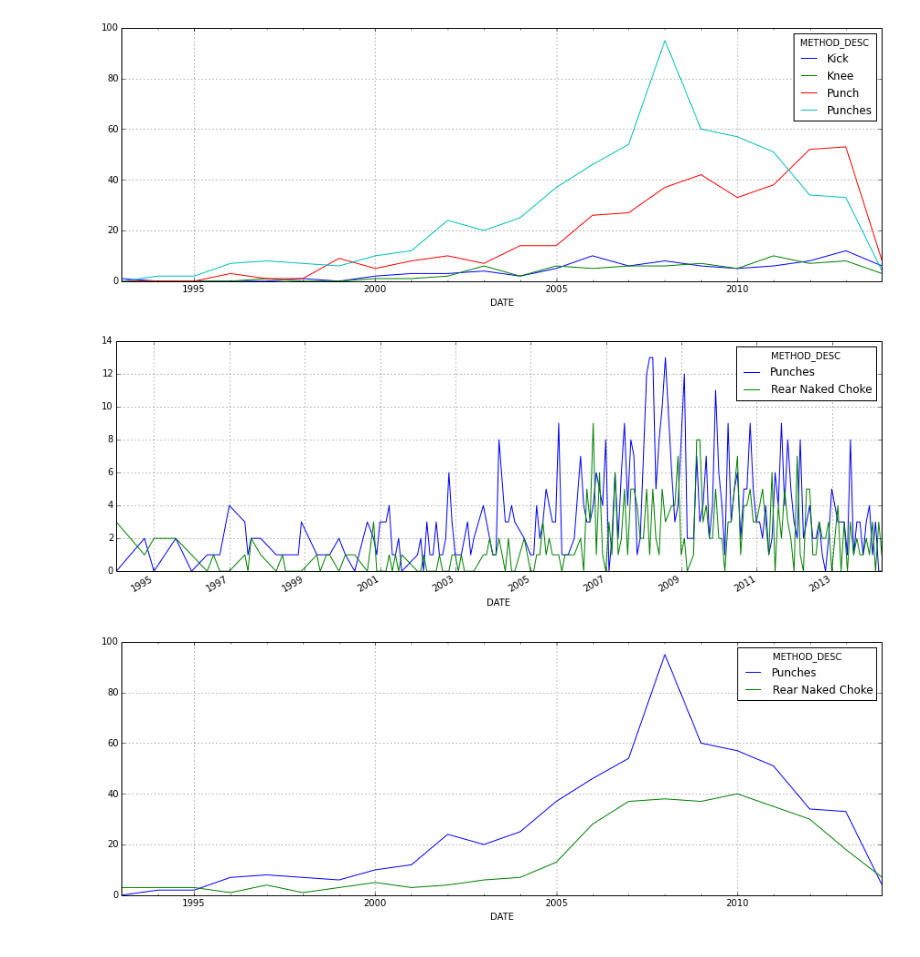
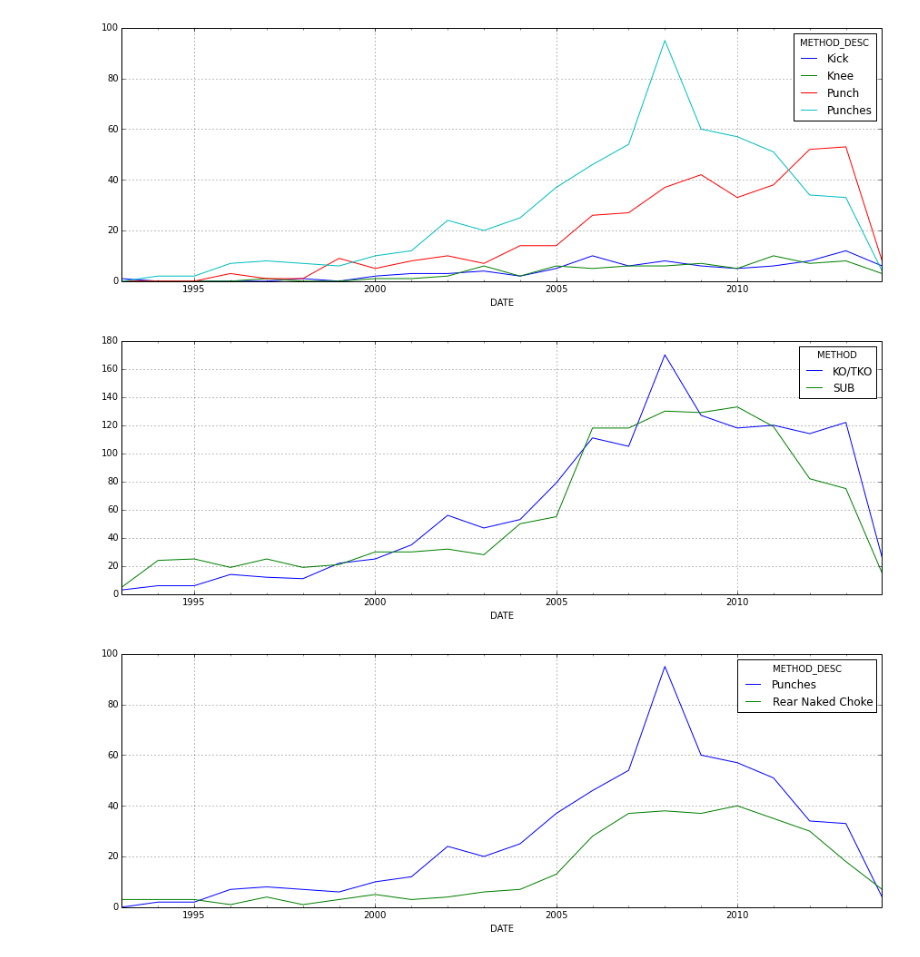
Before and after one commit to kuznetsovin/DataScience, a Jupyter notebook: Ipython/AnaliticsSubmissionUFC.ipynb, the cells around one changed output. Saved outputs shown, nothing was run; the diff lists cells and outputs as text; code cells hidden in the pictures.

```diff
--- a/Ipython/AnaliticsSubmissionUFC.ipynb
+++ b/Ipython/AnaliticsSubmissionUFC.ipynb
@@ -25,7 +25,7 @@ def dynamic_method_graph(method, history, diap):
     pivot_method = top_method_grop.pivot('DATE','METHOD_DESC','METHOD').fillna(0)
     pivot_method.resample(diap,'sum').dropna().plot(figsize=(15,5))
 # %%
-stats = read_csv('..\DataSets\ufc\statistics_ufc_full.csv', ';', parse_dates=['DATE'])
+stats = read_csv('..\UfcResearch\statistics_ufc_full.csv', ';', parse_dates=['DATE'])
 # %%
 all_stat = stats.groupby('METHOD').count().METHOD_DESC
 all_stat = all_stat[all_stat > 0]
@@ -103,13 +102,14 @@ savefig('ko_month_dynamic.png')
 # %% [output]
 [figure]
 # %%
-cmp_best_method = stats[stats.METHOD_DESC.isin([all_history_sub.index[0], all_history_ko.index[0]])]
-best_methods = cmp_best_method.pivot_table('METHOD','DATE','METHOD_DESC',aggfunc='count').fillna(0)
+cmp_best_method = stats[stats.METHOD.isin(['SUB','KO/TKO'])]#stats[stats.METHOD_DESC.isin([all_history_sub.index[0], all_history_ko.index[0]])]
+best_methods = cmp_best_method.pivot_table('METHOD_DESC','DATE','METHOD',aggfunc='count')#.fillna(0)
+#best_methods = cmp_best_method.pivot_table()
 # %%
-best_methods.resample('M','sum').dropna().plot(figsize=(15,5))
+best_methods.resample('A','sum').dropna().plot(figsize=(15,5))
 savefig('correlation_ko_sub.png')
 # %% [output]
-[figure, old version]
+[figure, new version]
 # %%
 best_methods.resample('AS','sum').dropna().plot(figsize=(15,5))
 savefig('correlation_month_ko_sub.png')
```
Also changed, not shown: parts of 1 cell of this notebook, 11 other files.
